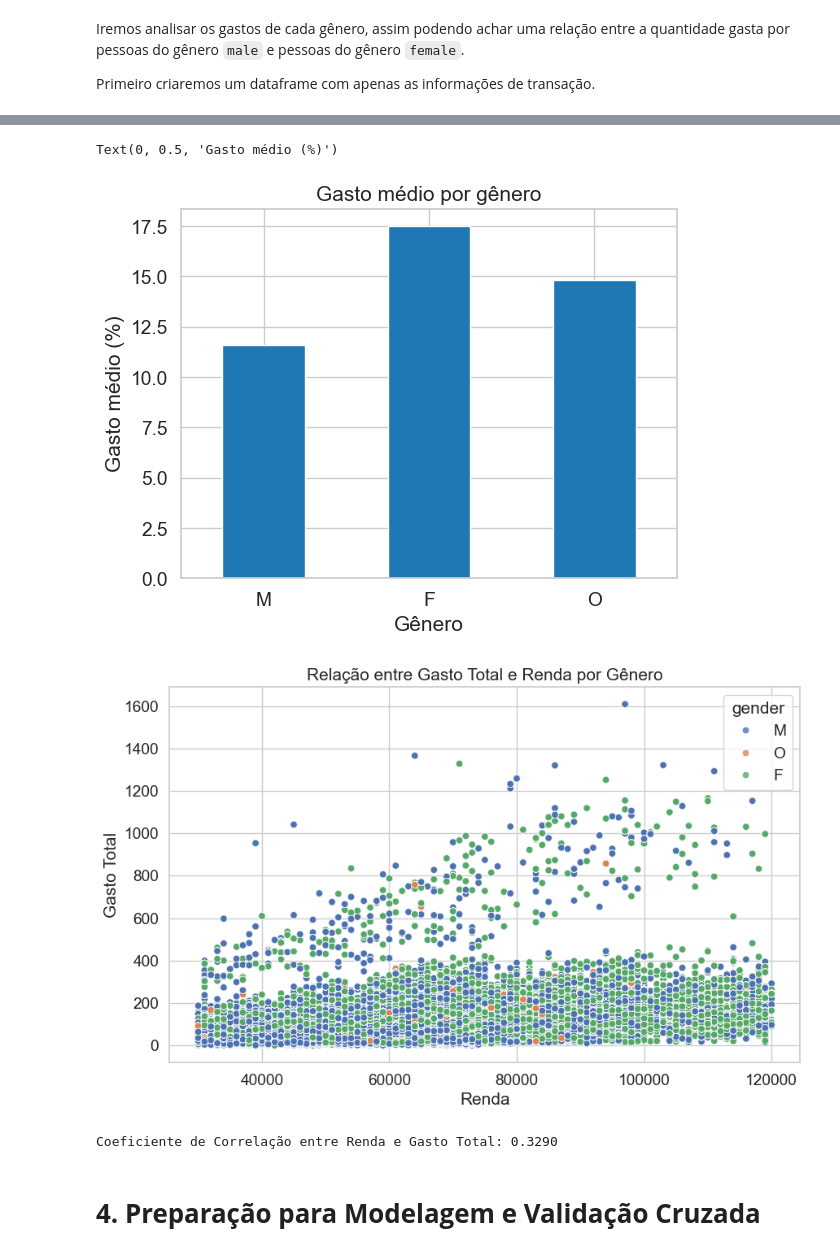
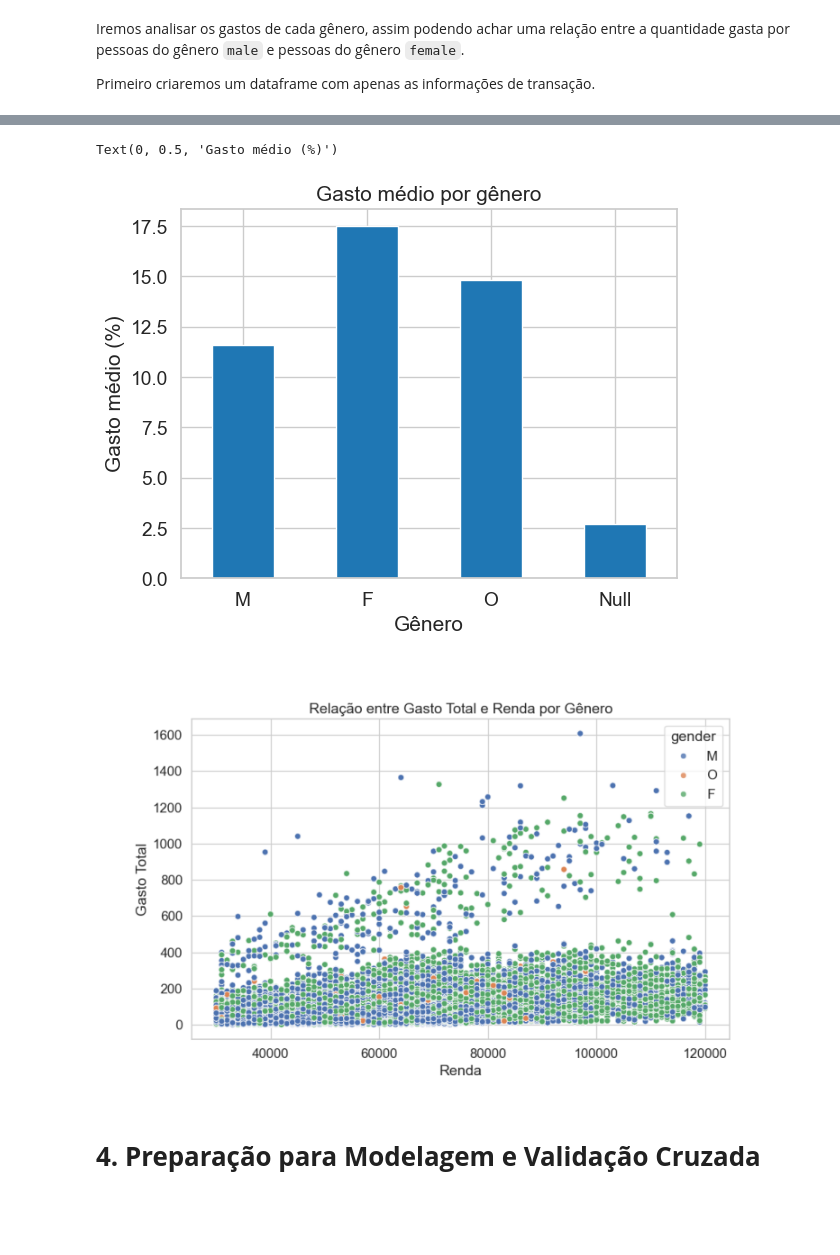
Before and after one commit to Gabriel-Vernizi/Starbucks_ML_Project, a Jupyter notebook: Starbucks_Offer_Predict.ipynb, the cells around one changed output, grey strips where cells are left out. Cells and saved outputs as stored; diff of their text form; code cells hidden in the pictures; blank space fills up the shorter version.

```diff
--- a/Starbucks_Offer_Predict.ipynb
+++ b/Starbucks_Offer_Predict.ipynb
@@ -576,9 +563,11 @@ gender_groupby = moneyspent.groupby('gender') # Agrupamento por gênero
 gender_transactions = gender_groupby.amount.count() # Qtd de transações feitas
 gender_expense = gender_groupby.amount.sum() # Soma de gasto por gênero
 
-(gender_expense / gender_transactions).reindex(['M', 'F','O']).plot(kind='bar', rot=0, color='tab:blue',title='Gasto médio por gênero')
+(gender_expense / gender_transactions).reindex(['M', 'F','O', 'Null']).plot(kind='bar', rot=0, color='tab:blue',title='Gasto médio por gênero')
 plt.xlabel('Gênero')
 plt.ylabel('Gasto médio (%)')
+
+# Vemos que, em sua maioria, o gênero F e O tem um gasto maior por transação
 # %% [output]
 Text(0, 0.5, 'Gasto médio (%)')
-[figure, old version]
+[figure, new version]
@@ -587,36 +576,35 @@ first_time = False
 # %%
-if not first_time:
+if first_time:
     first_time = not first_time
     total_spending_by_customer = df_merged[df_merged['event'] == 'transaction'].groupby('costumer_id')['amount'].sum().reset_index()
 
     # Juntar o gasto total por cliente com os dados de perfil
     spending_income = pd.merge(total_spending_by_customer, df_merged[['costumer_id', 'income', 'gender']], on='costumer_id', how='left')
 
     # Remover as linhas onde a renda é NaN (clientes com idade 118, que já foram imputados com a mediana, mas pode haver outros casos)
     spending_income.dropna(subset=['income'], inplace=True)
 
     # Visualizar a relação entre gasto total e renda
     fig = plt.figure(figsize=(10, 6))
     sns.scatterplot(data=spending_income, x='income', y='amount', hue='gender', alpha=0.8)
     plt.title('Relação entre Gasto Total e Renda por Gênero')
     plt.xlabel('Renda')
     plt.ylabel('Gasto Total')
     plt.grid(True)
     plt.show()
 
     # Calcular a correlação entre gasto total e renda
     correlation = spending_income['income'].corr(spending_income['amount'])
     print(f"\nCoeficiente de Correlação entre Renda e Gasto Total: {correlation:.4f}")
 
     fig.savefig('./Images/Relacao_gasto-renda_por_genero.png')
 else:
     plt.figure(figsize=(12,6))
     plt.imshow(mpimg.imread('./Images/Relacao_gasto-renda_por_genero.png'))
     plt.axis('off')
     plt.show()
 # %% [output]
-[figure, old version]
+[figure, new version]
-Coeficiente de Correlação entre Renda e Gasto Total: 0.3290
 # %% [markdown]
 # **4. Preparação para Modelagem e Validação Cruzada**
 # %%
```
Also changed, not shown: parts of 45 cells of this notebook, 4 other files.
